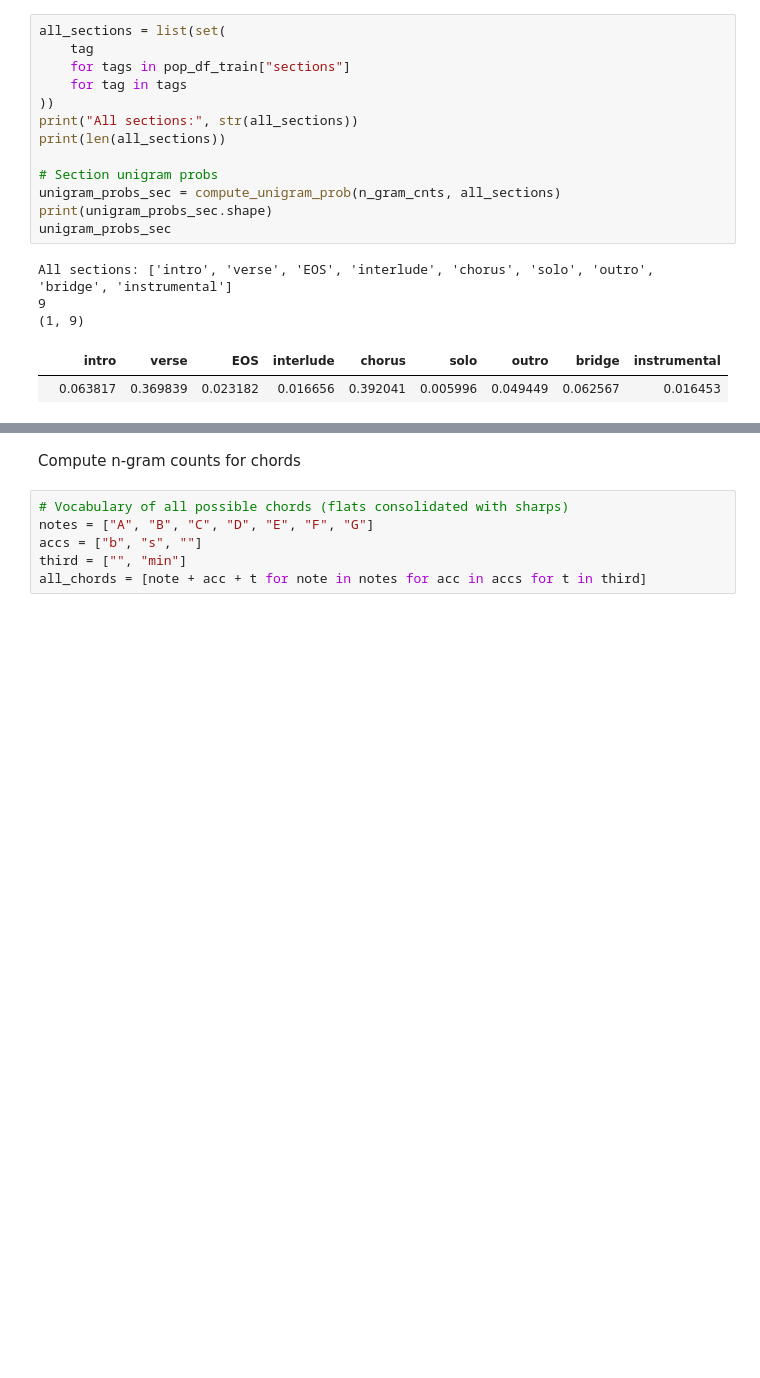
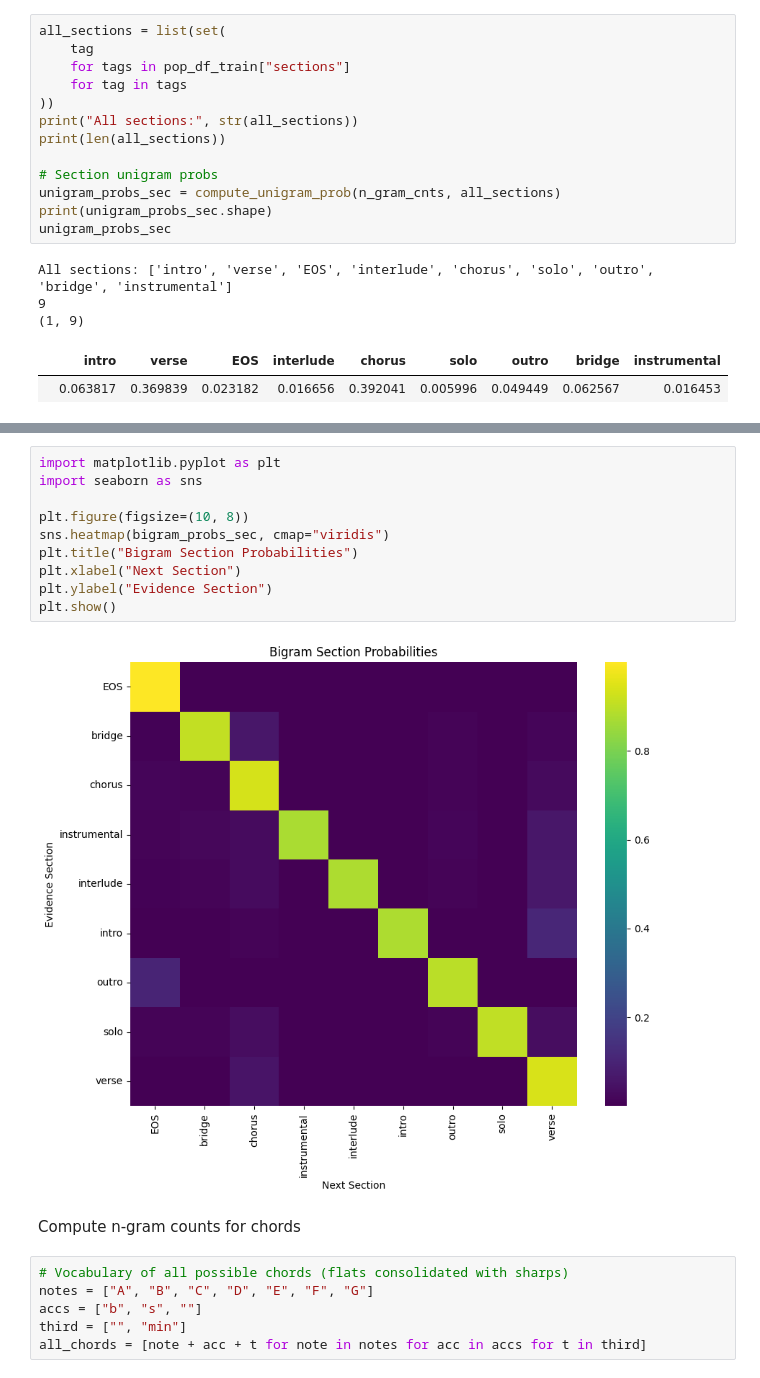
Before and after one commit to christinaxu10/dj-markov, a Jupyter notebook: chordsandstructure.ipynb, the cells around one changed output, grey strips where cells are left out. Cells and saved outputs as stored; diff of their text form; blank space fills up the shorter version.

```diff
--- a/chordsandstructure.ipynb
+++ b/chordsandstructure.ipynb
@@ -294,6 +294,18 @@ bigram_probs_sec
 | outro | 0.100849 | 0.000059 | 0.000265 | 0.000493 | 0.000046 | 0.001571 | 0.895894 | 0.000114 | 0.000708 |
 | solo | 0.011080 | 0.011323 | 0.033899 | 0.000243 | 0.001111 | 0.000139 | 0.008232 | 0.902643 | 0.031329 |
 | verse | 0.002720 | 0.003038 | 0.052178 | 0.000987 | 0.001212 | 0.000050 | 0.001592 | 0.000248 | 0.937974 |
+# %%
+import matplotlib.pyplot as plt
+import seaborn as sns
+
+plt.figure(figsize=(10, 8))
+sns.heatmap(bigram_probs_sec, cmap="viridis")
+plt.title("Bigram Section Probabilities")
+plt.xlabel("Next Section")
+plt.ylabel("Evidence Section")
+plt.show()
+# %% [output]
+[figure, added]
 # %% [markdown]
 Compute n-gram counts for chords
 # %%
```
Also changed, not shown: parts of 1 cell of this notebook.
